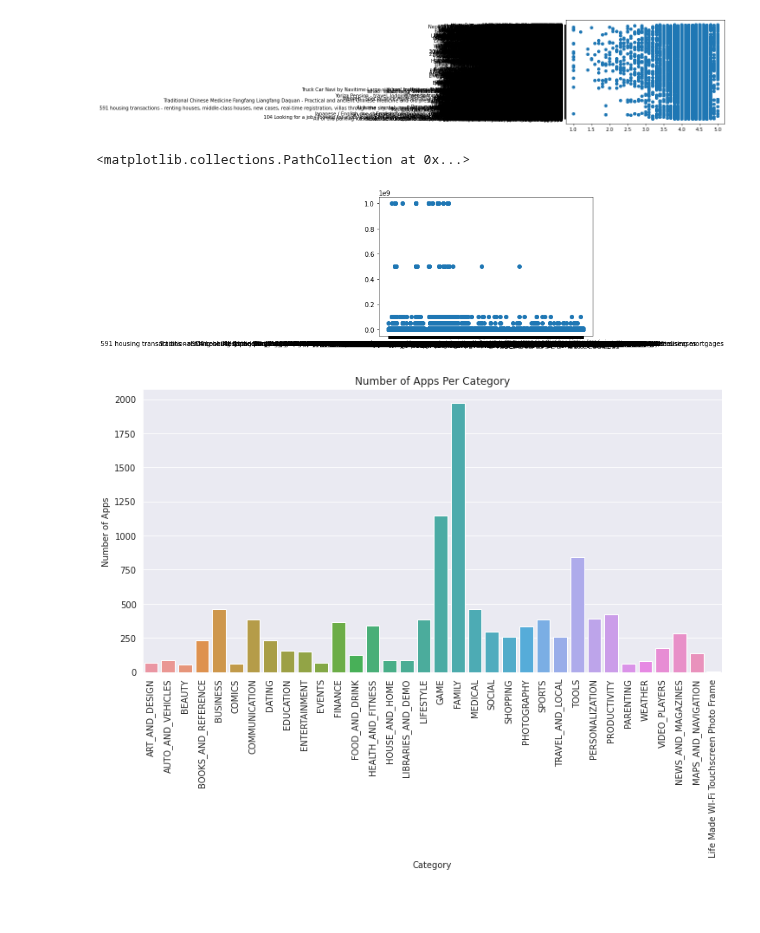
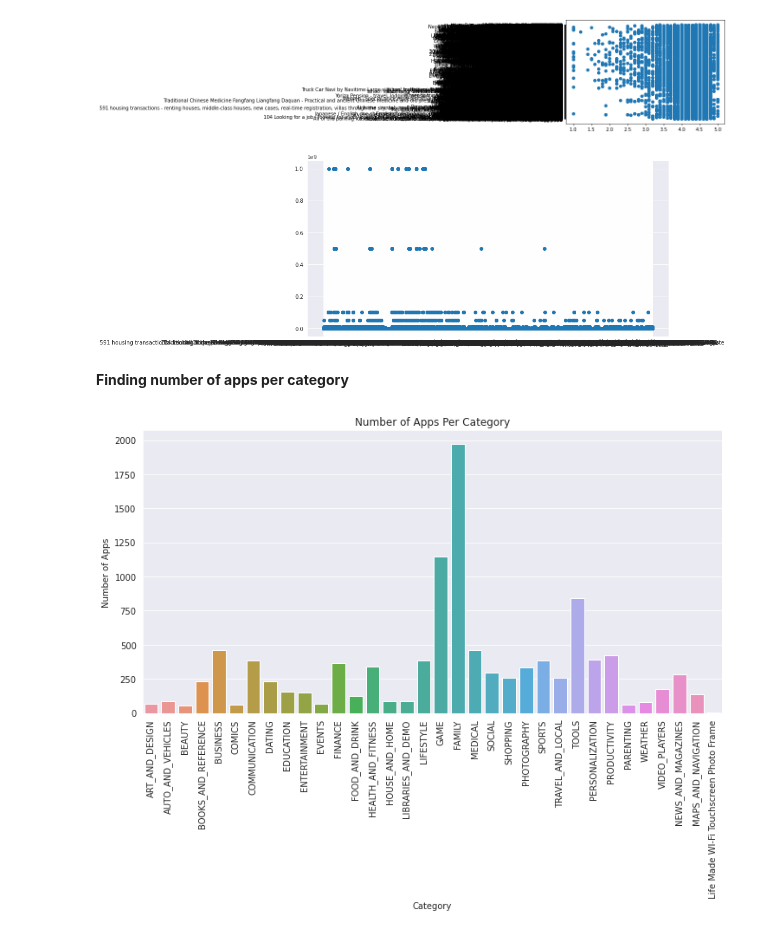
Before and after one commit to amolsapkal16/EDA_Play-store-analysis, a Jupyter notebook: Play_Store_App_Review_Analysis_Amol_Sapkal_Capstone_Project.ipynb, the cells around one changed output. Saved outputs shown, nothing was run; the diff lists cells and outputs as text; code cells hidden in the pictures; blank space fills up the shorter version.

```diff
--- a/Play_Store_App_Review_Analysis_Amol_Sapkal_Capstone_Project.ipynb
+++ b/Play_Store_App_Review_Analysis_Amol_Sapkal_Capstone_Project.ipynb
@@ -761,10 +761,12 @@ plt.scatter (Play_store_dataIndex1['Rating'],Play_store_dataIndex1['App'])
 [figure]
 # %%
 from unicodedata import category
+plt.figure(figsize=(12, 6))
 plt.scatter (Play_store_dataIndex1['App'],Play_store_dataIndex1['Installs'])
 # %% [output]
-<matplotlib.collections.PathCollection at 0x...>
-[figure, old version]
+[figure, new version]
+# %% [markdown]
+**Finding number of apps per category**
 # %%
 sns.set_style('darkgrid')
 plt.figure(figsize=(12, 6))
```
Also changed, not shown: parts of 1 cell of this notebook.
